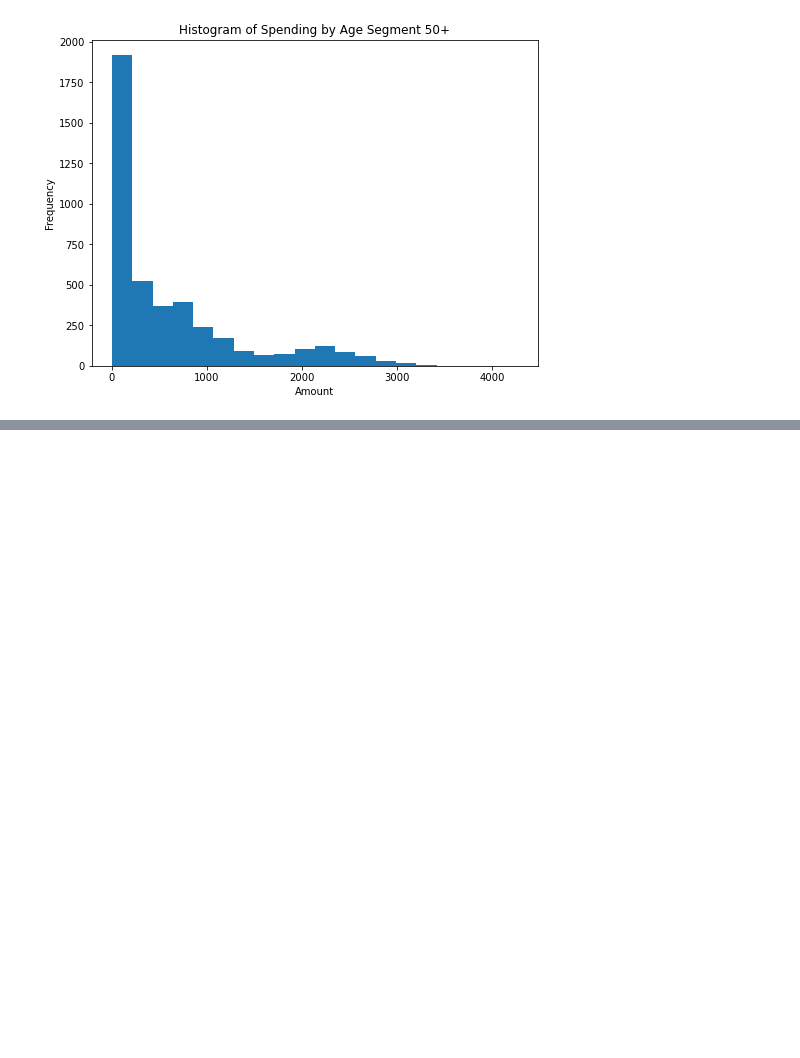
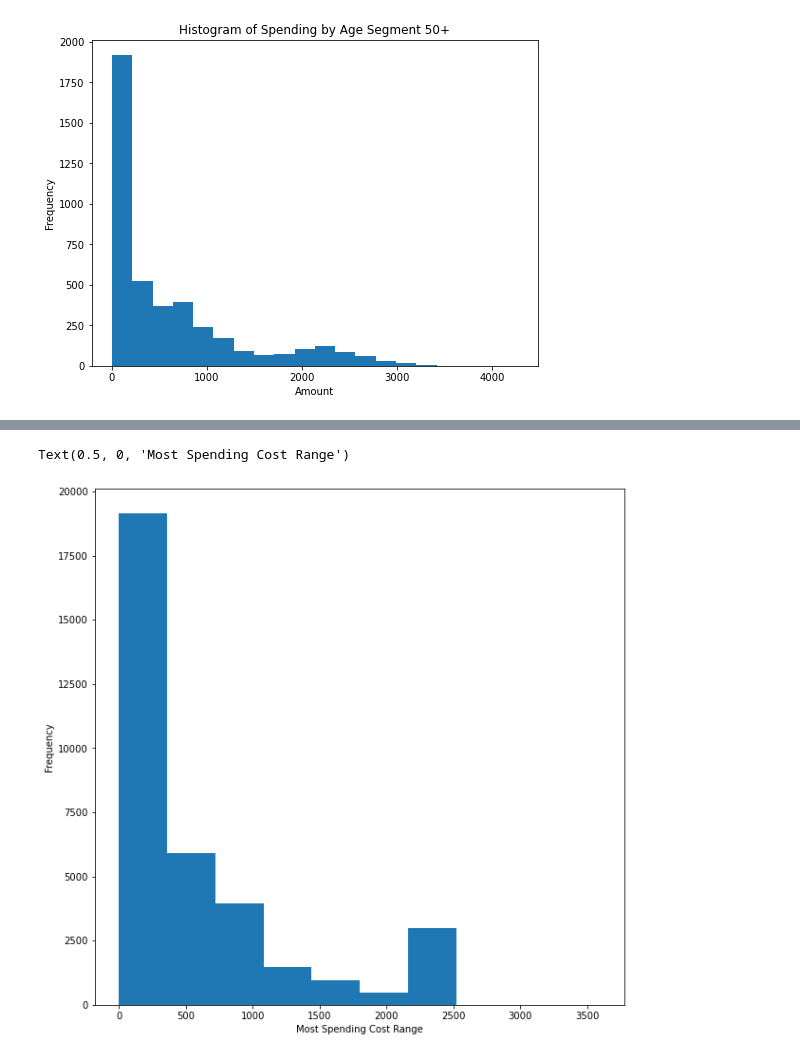
Before and after one commit to Taha028/Analyzing-Customer-Spending-Pattern, a Jupyter notebook: Analysis Of Customer Spending Pattern.ipynb, the cells around one changed output, grey strips where cells are left out. Saved outputs shown, nothing was run; the diff lists cells and outputs as text; code cells hidden in the pictures; blank space fills up the shorter version.

```diff
--- a/Analysis Of Customer Spending Pattern.ipynb
+++ b/Analysis Of Customer Spending Pattern.ipynb
@@ -254,0 +280,6 @@ dtype: int64
+# %%
+ax = (dataframe["Cost"]).plot.hist(figsize=(10, 10))
+ax.set_xlabel('Most Spending Cost Range')
+# %% [output]
+Text(0.5, 0, 'Most Spending Cost Range')
+[figure, added]
```
Also changed, not shown: parts of 34 cells of this notebook.
